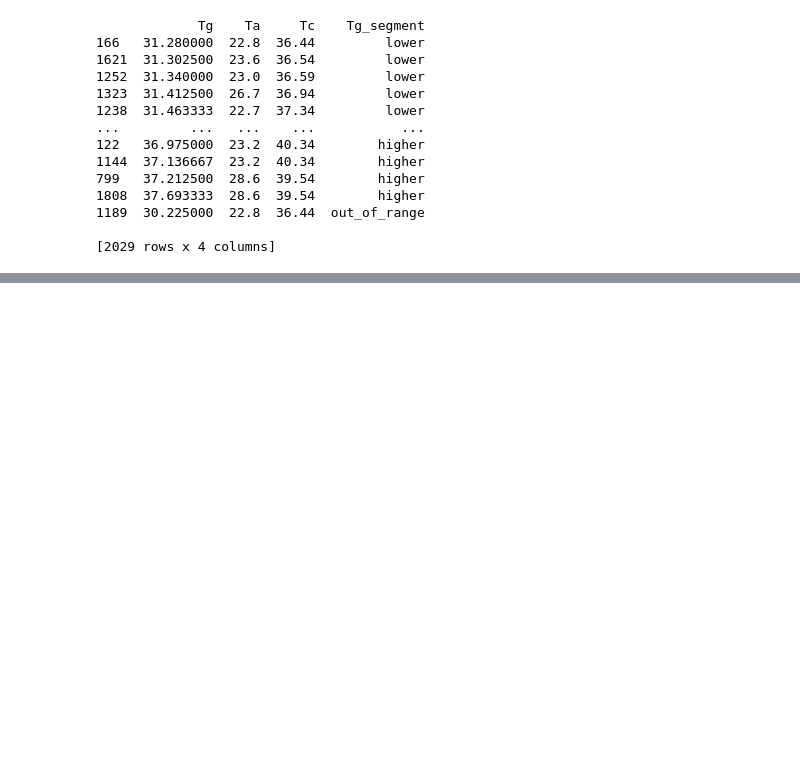
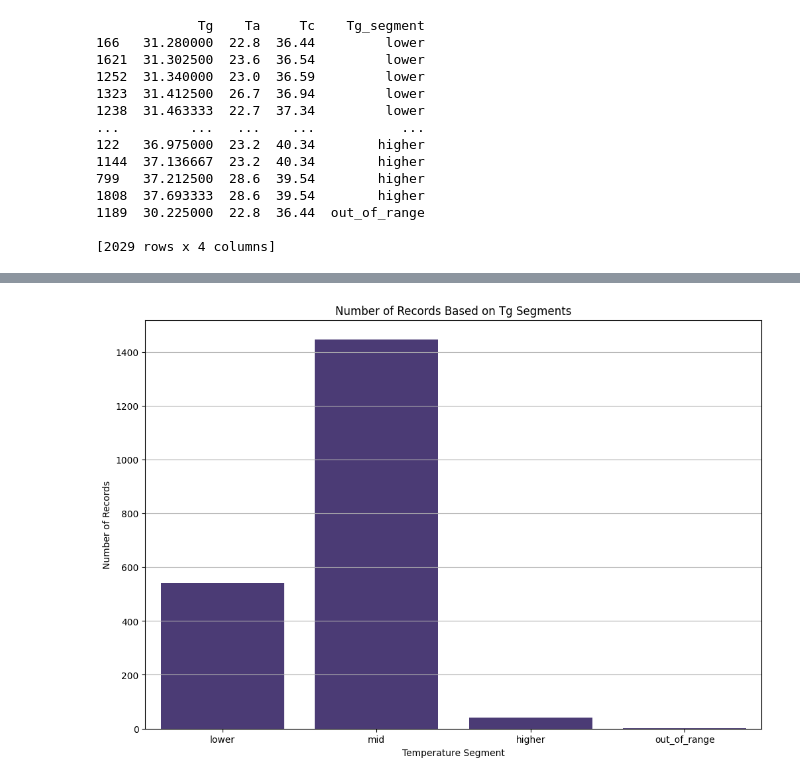
Before and after one commit to woaine/calcifer, a Jupyter notebook: notebooks/eda.ipynb, the cells around one changed output, grey strips where cells are left out. Saved outputs shown, nothing was run; the diff lists cells and outputs as text; code cells hidden in the pictures; blank space fills up the shorter version.

Commit message:
feat: add segment-based record count visualization

```diff
--- a/notebooks/eda.ipynb
+++ b/notebooks/eda.ipynb
@@ -102,3 +102,7 @@ print(external_segmented_sorted)
 1189  30.225000  22.8  36.44  out_of_range
 
 [2029 rows x 4 columns]
+# %%
+segment_counts = external_segmented_sorted['Tg_segment'].value_counts(sort=False)
+print("Number of Records Based on Tg Segments")
+print(segment_counts)
@@ -104,0 +117,12 @@ print(external_segmented_sorted)
+# %%
+# Add visualization counting the number of records based on segments
+plt.figure()
+sns.barplot(x=segment_counts.index, y=segment_counts.values)
+
+plt.xlabel("Temperature Segment")
+plt.ylabel("Number of Records")
+plt.title("Number of Records Based on Tg Segments")
+
+plt.show()
+# %% [output]
+[figure, added]
```
Also changed, not shown: parts of 1 cell of this notebook.
